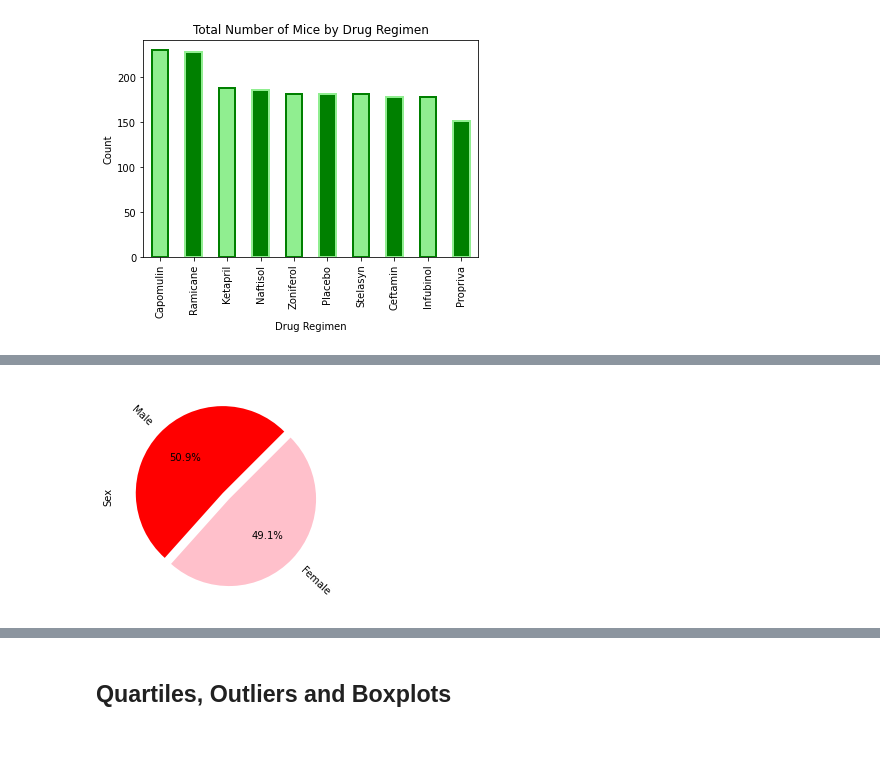
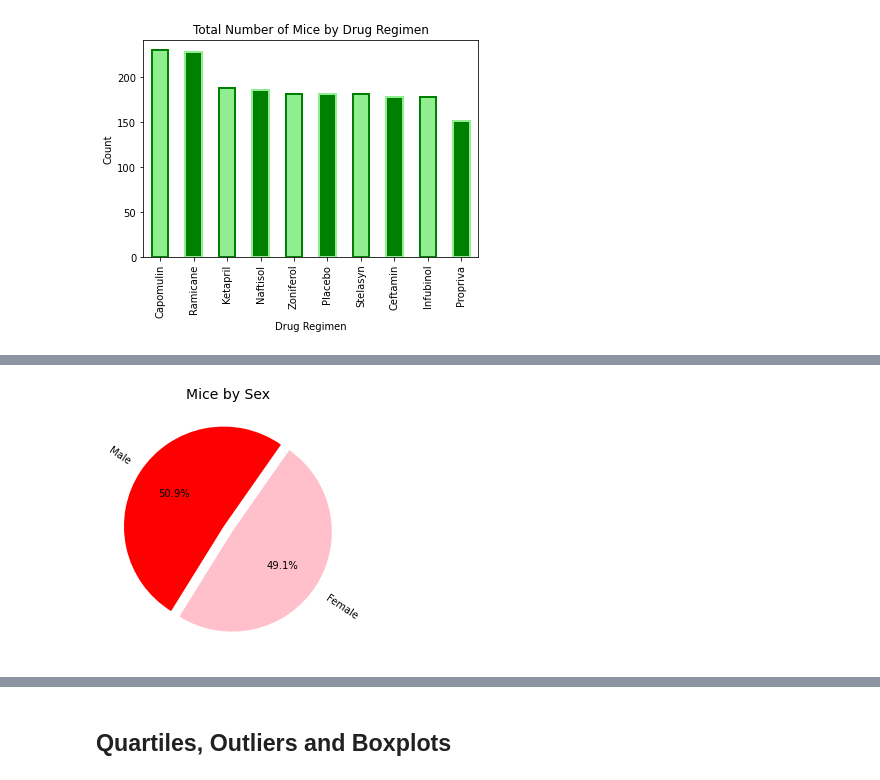
Before and after one commit to ptsaitta/matplotlib-challenge, a Jupyter notebook: Pymaceuticals/pymaceuticals_starter.ipynb, the cells around one changed output, grey strips where cells are left out. Drawn from its saved outputs; the diff is of its cells as text; code cells hidden in the pictures; blank space fills up the shorter version.

Commit message:
finished plots, linear regression calcs, and analysis

```diff
--- a/Pymaceuticals/pymaceuticals_starter.ipynb
+++ b/Pymaceuticals/pymaceuticals_starter.ipynb
@@ -203,13 +228,18 @@ plt.show()
 # %%
 # Generate a pie plot showing the distribution of female versus male mice using pandas
 counts_by_gender = cleaner_df["Sex"].value_counts()
 
 #make it sorta fancy~
 colors = ("red", "pink") ##WHY IS IT "COLOR" FOR BAR PLOTS BUT "COLORS" FOR PIE CHARTS?
 explode = (0.05, 0.05)
 
+#create and show chart
+counts_by_gender.plot(kind="pie", explode=explode, colors=colors, rotatelabels=True, startangle=55, autopct='%1.1f%%')
+plt.title("Mice by Sex", fontsize=14)
+plt.tight_layout()
+plt.ylabel("")
+plt.show()
 
-counts_by_gender.plot(kind="pie", explode=explode, colors=colors, rotatelabels=True, startangle=45, autopct='%1.1f%%')
-plt.show()
+#cant get "Sex" on left to go away unless I make it an empty string
 # %% [output]
-[figure, old version]
+[figure, new version]
```
Also changed, not shown: parts of 15 cells of this notebook.
